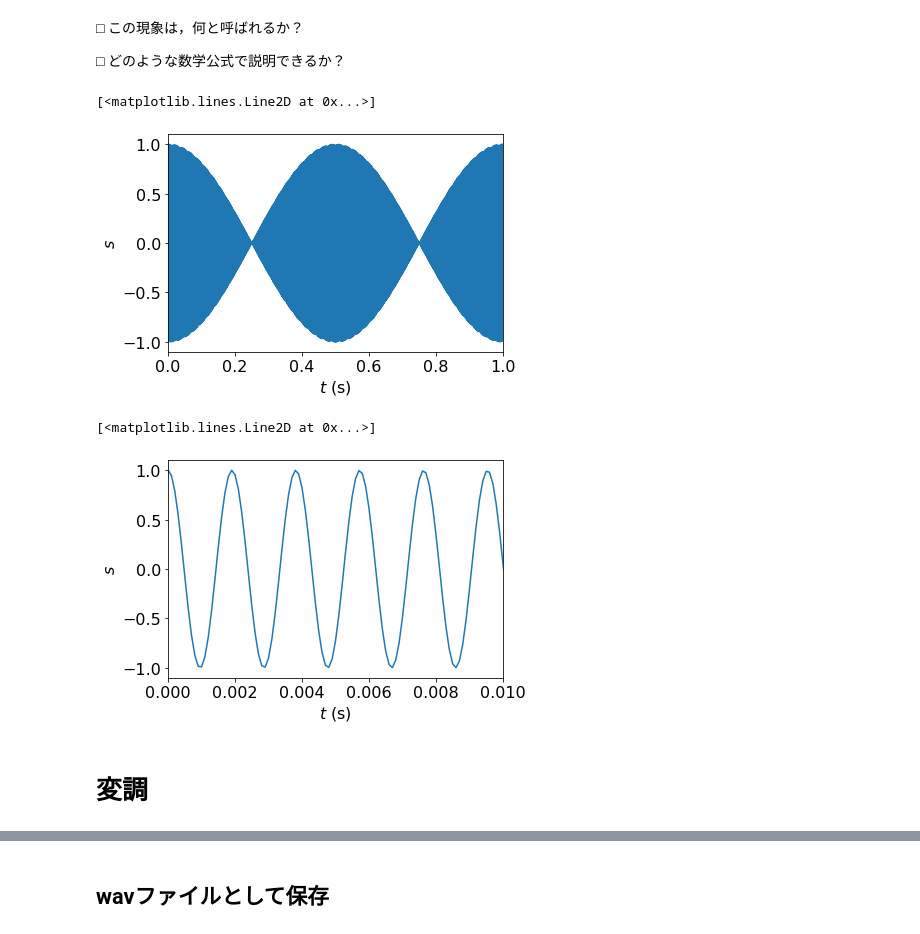
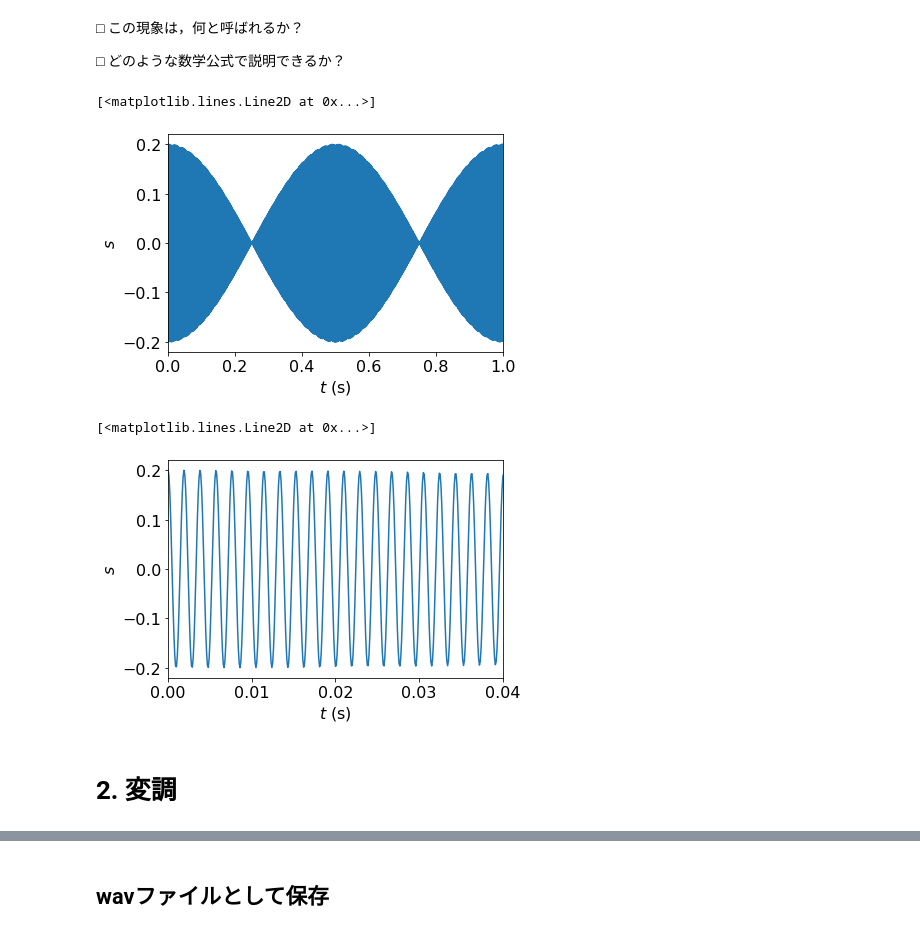
Before and after one commit to kojiyam/high_school, a Jupyter notebook: HS_modulation.ipynb, the cells around one changed output, grey strips where cells are left out. Drawn from its saved outputs; the diff is of its cells as text; code cells hidden in the pictures.

```diff
--- a/HS_modulation.ipynb
+++ b/HS_modulation.ipynb
@@ -60,8 +58,8 @@ sampling_rate = 10 kHz であれば，サンプリング間隔は100 μs = 0.1 m
 # %% [markdown]
 ## 標本点での値
 # %%
-# 搬送波のパラメータ
-Ac = 0.5
-fc = 523 # (Hz) Carrier frequency
-s = Ac * np.cos( 2 * np.pi * fc * t )
+# 正弦波のパラメータ
+Ac = 0.1
+fc = 523 # (Hz)
+s1 = Ac * np.cos( 2 * np.pi * fc * t )
 # %% [markdown]
@@ -96,7 +93,7 @@ IPython.display.Audio(s2, rate = sampling_rate, normalize=False)
 # %% [markdown]
 ## 両方をあわせて聞いてみる
 # %%
-s3 = s + s2
+s3 = s1 + s2
 IPython.display.Audio(s3, rate = sampling_rate, normalize=False)
 # %% [output]
 [interactive output not drawn]
@@ -111,16 +108,16 @@ plt.ylabel("$s$")
 plt.plot(t, s3, '-')
 # %% [output]
 [<matplotlib.lines.Line2D at 0x...>]
-[figure, old version]
+[figure, new version]
 # %%
-plt.xlim(0,0.01)
+plt.xlim(0,0.04)
 plt.xlabel("$t$ (s)")
 plt.ylabel("$s$")
 plt.plot(t, s3, '-')
 # %% [output]
 [<matplotlib.lines.Line2D at 0x...>]
-[figure, old version]
+[figure, new version]
 # %% [markdown]
-# 変調
+# 2. 変調
 # %%
 s4 = np.cos( 2 * np.pi * 2 * t )
```
Also changed, not shown: parts of 32 cells of this notebook.
